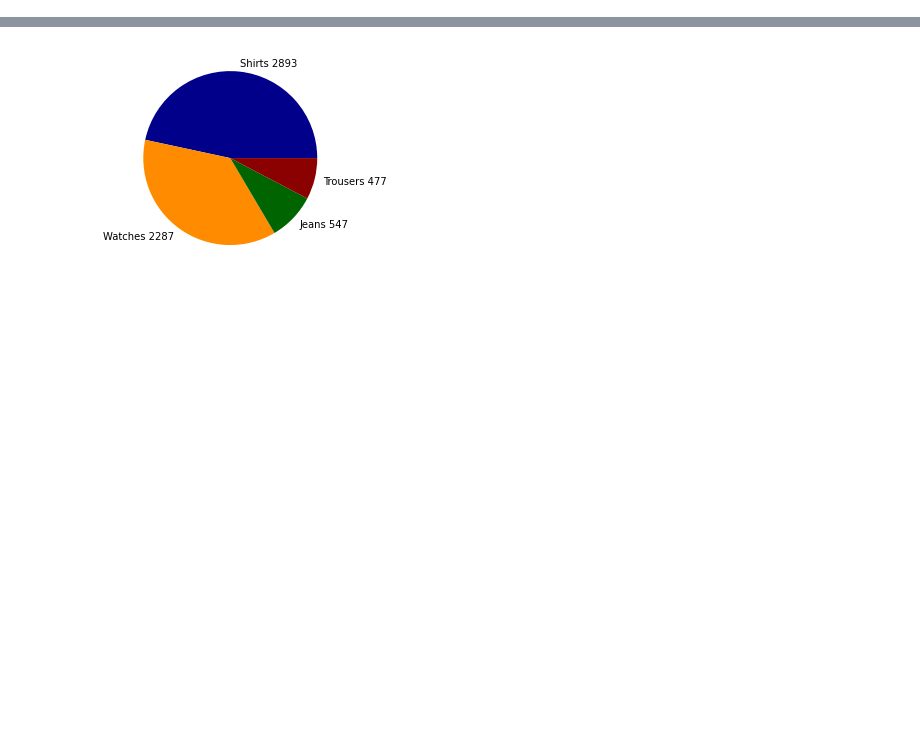
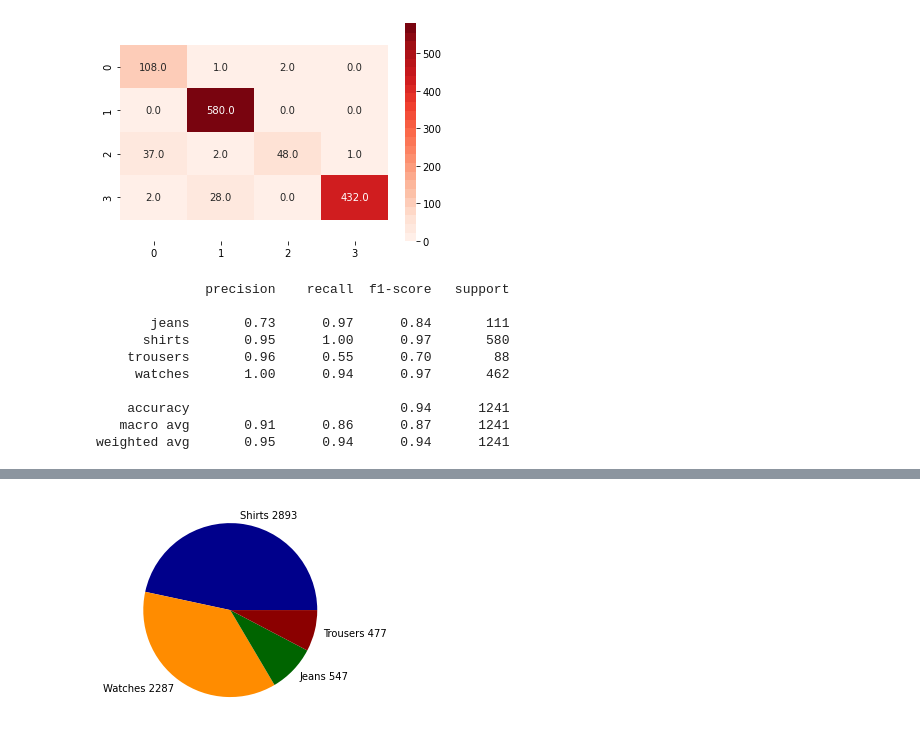
Before and after one commit to Elmaravilla7/ProjML, a Jupyter notebook: Untitled.ipynb, the cells around one changed output, grey strips where cells are left out. Drawn from its saved outputs; the diff is of its cells as text; code cells hidden in the pictures; blank space fills up the shorter version.

```diff
--- a/Untitled.ipynb
+++ b/Untitled.ipynb
@@ -223,0 +282,14 @@ nn_clf_t=loadNN("nn")
+# %%
+confusionMat(sgd_clf_t,X_test,y_test,0)
+# %% [output]
+[figure, added]
+              precision    recall  f1-score   support
+
+       jeans       0.73      0.97      0.84       111
+      shirts       0.95      1.00      0.97       580
+    trousers       0.96      0.55      0.70        88
+     watches       1.00      0.94      0.97       462
+
+    accuracy                           0.94      1241
+   macro avg       0.91      0.86      0.87      1241
+weighted avg       0.95      0.94      0.94      1241
```
Also changed, not shown: parts of 24 cells of this notebook.
